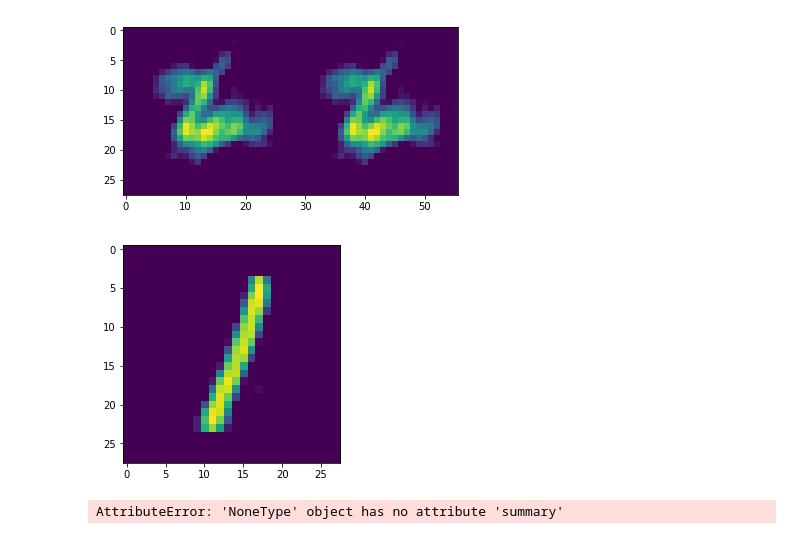
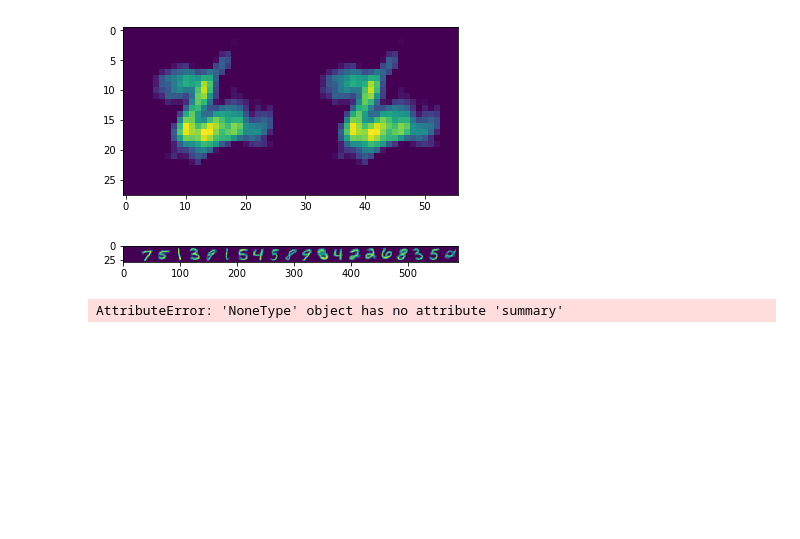
Before and after one commit to yiwen-maomao/exercise, a Jupyter notebook: AAAAAuto.ipynb, the cells around one changed output. Drawn from its saved outputs; the diff is of its cells as text; code cells hidden in the pictures; blank space fills up the shorter version.

```diff
--- a/AAAAAuto.ipynb
+++ b/AAAAAuto.ipynb
@@ -95,13 +95,16 @@ decoder = Autoencoder.layers[-1](decoder)
 Decoder = Model(encoded_input, decoder)
 # %%
 def showw():
-    a=numpy.random.random((1,4))*6-3
-    reco=Decoder.predict(a)*255
-    reco=numpy.reshape(reco,(28,28))
-    plt.imshow(reco)
+    p=numpy.zeros((28,28))
+    for i in range(20):
+        a=numpy.random.random((1,4))*6-3
+        reco=Decoder.predict(a)
+        reco=numpy.reshape(reco,(28,28))
+        p = numpy.column_stack((p,reco))
+    plt.imshow(p)
 showw()
 # %% [output]
-[figure, old version]
+[figure, new version]
 # %%
 Big=models.Sequential()
 Big.add(layers.Flatten(input_shape=(28, 28, 1)))
```
